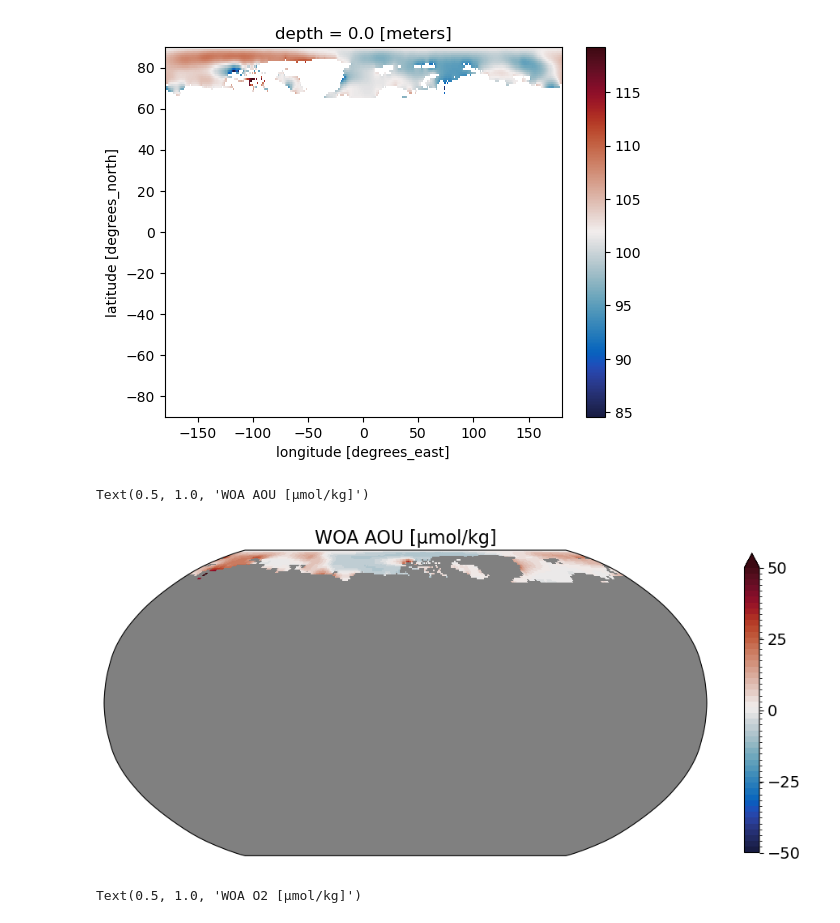
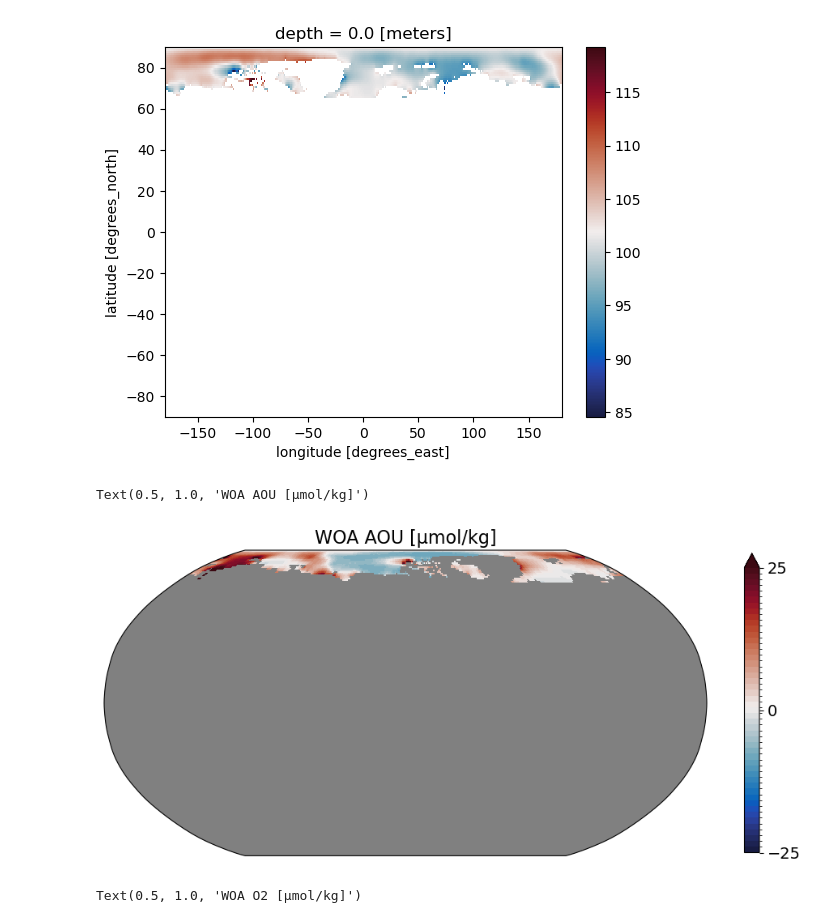
Before and after one commit to EES-3506-5506/EES3506_5506_Fall2023_Final_Project_G4_Hartman, a Jupyter notebook: notebooks/Final_Historical.ipynb, the cells around one changed output. Saved outputs shown, nothing was run; the diff lists cells and outputs as text; code cells hidden in the pictures.

```diff
--- a/notebooks/Final_Historical.ipynb
+++ b/notebooks/Final_Historical.ipynb
@@ -68,21 +68,21 @@ woa18_o2sat_arctic.isel(depth=0).plot(x='lon',y='lat',
 # %%
 subplot_kws = dict(projection=ccrs.Robinson(central_longitude=-120),facecolor='grey')
 
 plt.figure(figsize=[12,8])
 
 p = woa18_aou_arctic.isel(depth=0).plot(x='lon',y='lat',
-                         cmap=cmocean.cm.balance, vmin=-50, vmax=50, levels=50,
+                         cmap=cmocean.cm.balance, vmin=-25, vmax=25, levels=50,
                          subplot_kws = subplot_kws,
                          transform=ccrs.PlateCarree(),
                          add_colorbar=False)
 
 # add separate colorbar
 cb = plt.colorbar(p, ticks=[-50,-25,0,25,50], shrink=0.6)
 cb.ax.tick_params(labelsize=14)
 plt.title("WOA AOU [μmol/kg]",fontsize=16)
 # %% [output]
 Text(0.5, 1.0, 'WOA AOU [μmol/kg]')
-[figure, old version]
+[figure, new version]
 # %%
 #arctic dissolved oxygen map
 subplot_kws = dict(projection=ccrs.Robinson(central_longitude=-120),facecolor='grey')
```
Also changed, not shown: parts of 16 cells of this notebook.
